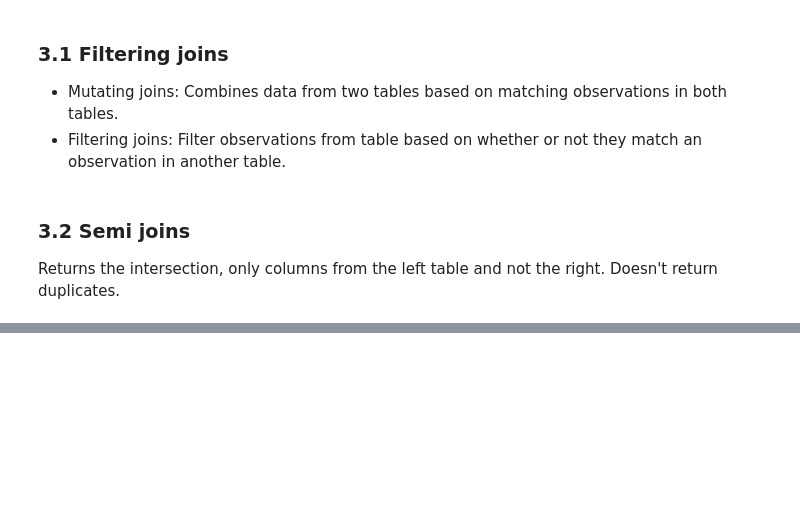
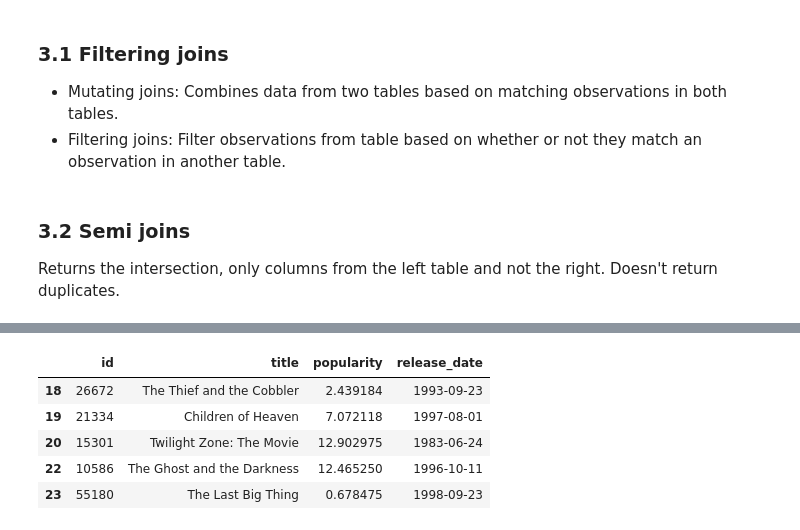
Before and after one commit to Timm26/Data_Science_Handbook, a Jupyter notebook: Data_Manipulation/Joining_Data_with_Pandas.ipynb, the cells around one changed output, grey strips where cells are left out. Cells and saved outputs as stored; diff of their text form; code cells hidden in the pictures; blank space fills up the shorter version.

```diff
--- a/Data_Manipulation/Joining_Data_with_Pandas.ipynb
+++ b/Data_Manipulation/Joining_Data_with_Pandas.ipynb
@@ -153,0 +202,9 @@ Returns the intersection, only columns from the left table and not the right. Do
+# %%
+movies.query("release_date < '1999-07-03'").head()
+# %% [output]
+|  | id | title | popularity | release_date |
+| 18 | 26672 | The Thief and the Cobbler | 2.439184 | 1993-09-23 |
+| 19 | 21334 | Children of Heaven | 7.072118 | 1997-08-01 |
+| 20 | 15301 | Twilight Zone: The Movie | 12.902975 | 1983-06-24 |
+| 22 | 10586 | The Ghost and the Darkness | 12.465250 | 1996-10-11 |
+| 23 | 55180 | The Last Big Thing | 0.678475 | 1998-09-23 |
```
Also changed, not shown: parts of 11 cells of this notebook.
